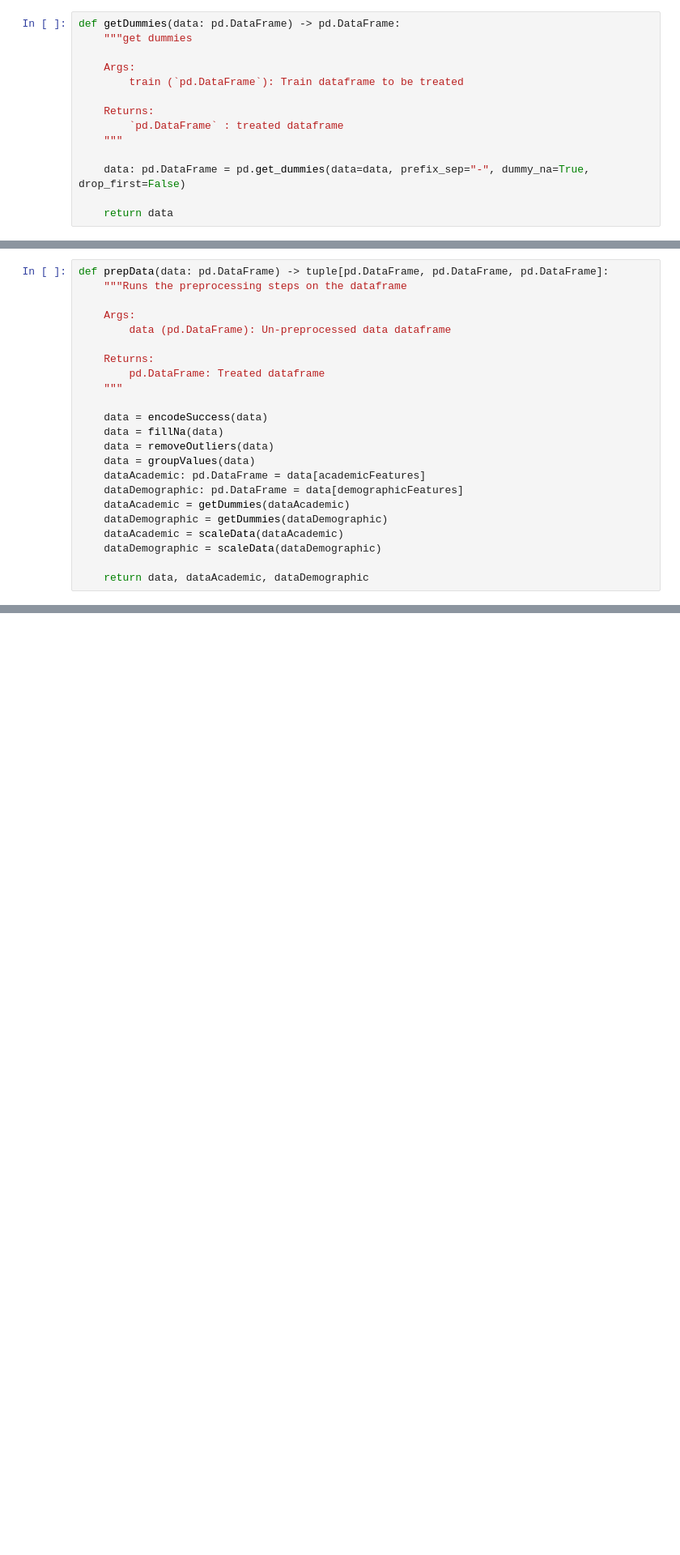
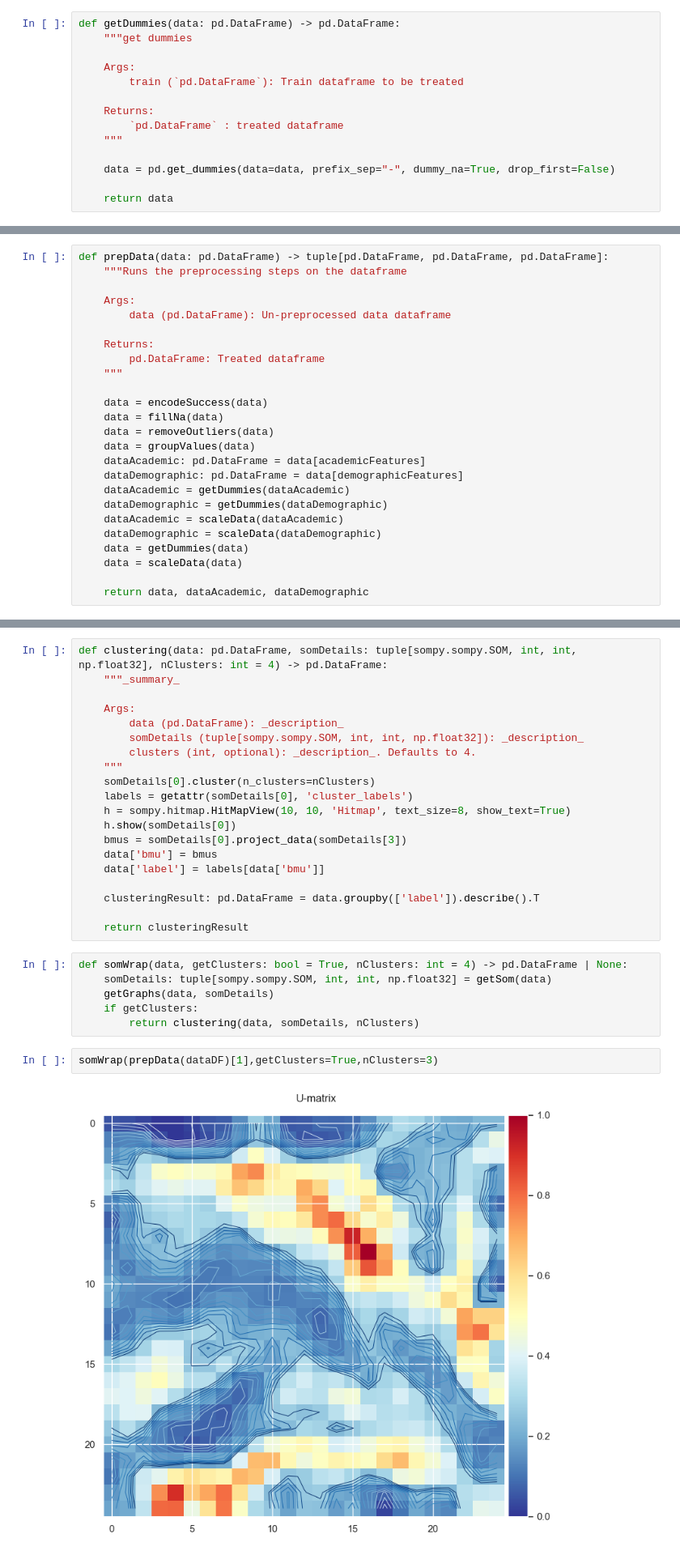
Before and after one commit to lCarvas/mlproj, a Jupyter notebook: Descriptive Project/ML1_Group05_Notebook.ipynb, the cells around one changed output, grey strips where cells are left out. Shown at 81% size. Cells and saved outputs as stored; diff of their text form; blank space fills up the shorter version.

```diff
--- a/Descriptive Project/ML1_Group05_Notebook.ipynb
+++ b/Descriptive Project/ML1_Group05_Notebook.ipynb
@@ -207,7 +214,7 @@ def getDummies(data: pd.DataFrame) -> pd.DataFrame:
         `pd.DataFrame` : treated dataframe
     """
 
-    data: pd.DataFrame = pd.get_dummies(data=data, prefix_sep="-", dummy_na=True, drop_first=False)
+    data = pd.get_dummies(data=data, prefix_sep="-", dummy_na=True, drop_first=False)
 
     return data
 # %%
@@ -261,5 +268,7 @@ def prepData(data: pd.DataFrame) -> tuple[pd.DataFrame, pd.DataFrame, pd.DataFra
     dataDemographic = getDummies(dataDemographic)
     dataAcademic = scaleData(dataAcademic)
     dataDemographic = scaleData(dataDemographic)
+    data = getDummies(data)
+    data = scaleData(data)
 
     return data, dataAcademic, dataDemographic
@@ -275,0 +327,30 @@ def pairPlots(data: pd.DataFrame,fileName: str) -> None:
+# %%
+def clustering(data: pd.DataFrame, somDetails: tuple[sompy.sompy.SOM, int, int, np.float32], nClusters: int = 4) -> pd.DataFrame:
+    """_summary_
+
+    Args:
+        data (pd.DataFrame): _description_
+        somDetails (tuple[sompy.sompy.SOM, int, int, np.float32]): _description_
+        clusters (int, optional): _description_. Defaults to 4.
+    """
+    somDetails[0].cluster(n_clusters=nClusters)
+    labels = getattr(somDetails[0], 'cluster_labels')
+    h = sompy.hitmap.HitMapView(10, 10, 'Hitmap', text_size=8, show_text=True)
+    h.show(somDetails[0])
+    bmus = somDetails[0].project_data(somDetails[3])
+    data['bmu'] = bmus
+    data['label'] = labels[data['bmu']]
+
+    clusteringResult: pd.DataFrame = data.groupby(['label']).describe().T
+
+    return clusteringResult
+# %%
+def somWrap(data, getClusters: bool = True, nClusters: int = 4) -> pd.DataFrame | None:
+    somDetails: tuple[sompy.sompy.SOM, int, int, np.float32] = getSom(data)
+    getGraphs(data, somDetails)
+    if getClusters:
+        return clustering(data, somDetails, nClusters)
+# %%
+somWrap(prepData(dataDF)[1],getClusters=True,nClusters=3)
+# %% [output]
+[figure, added]
```
Also changed, not shown: parts of 10 cells of this notebook, 3 other files.
